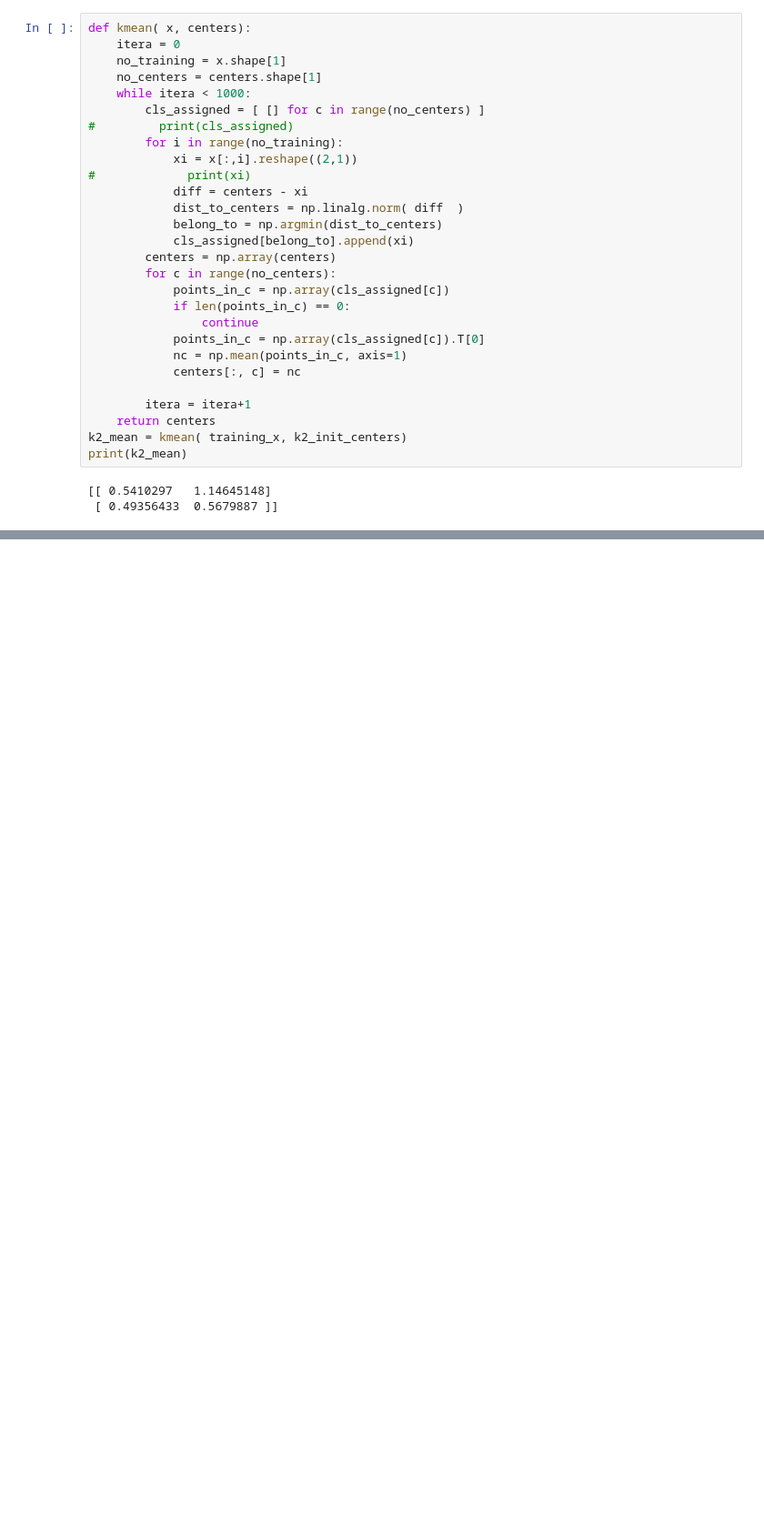
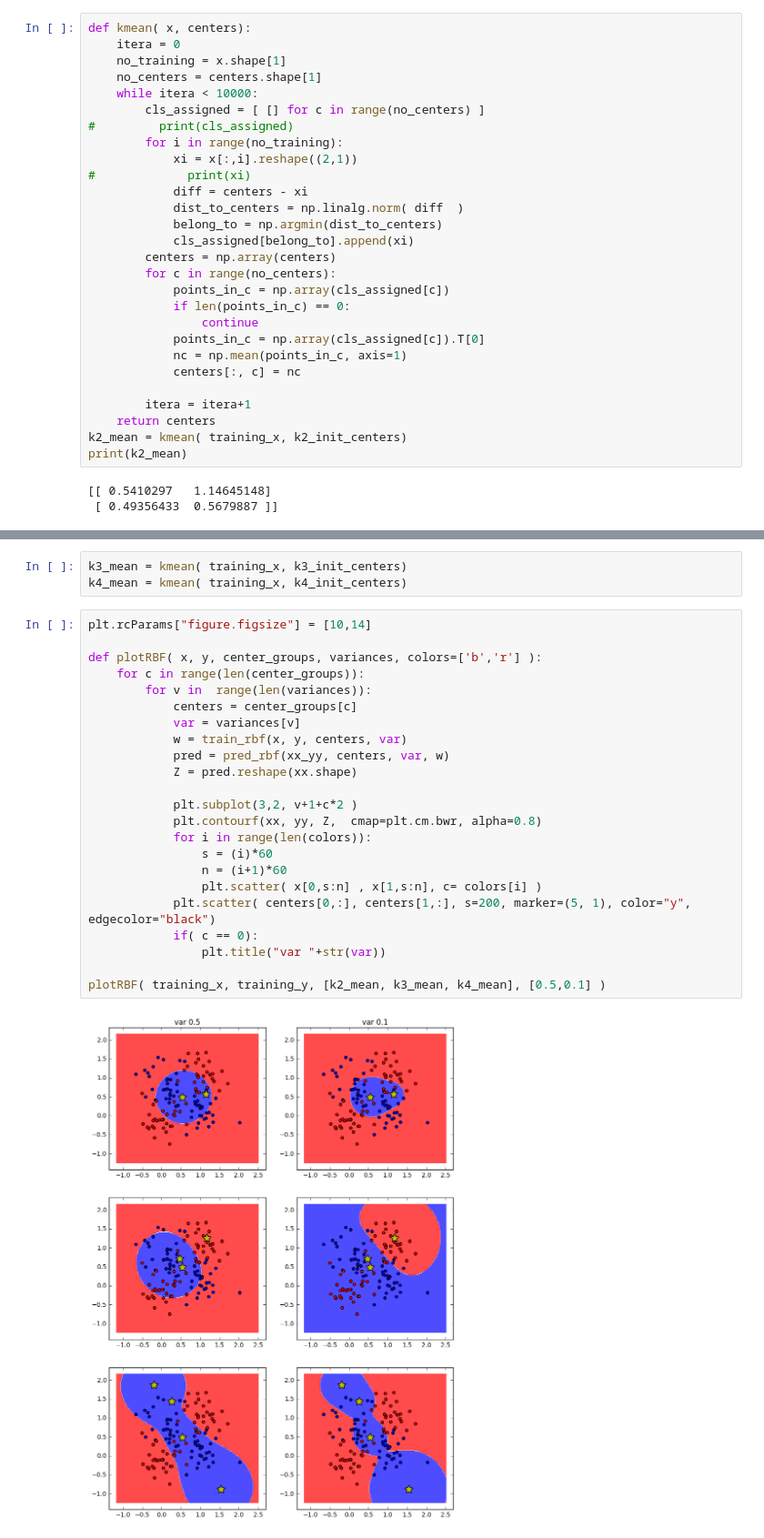
Before and after one commit to p16i/course-machine-intelligence-1, a Jupyter notebook: w6/classification-and-rbf.ipynb, the cells around one changed output, grey strips where cells are left out. Shown at 91% size. Saved outputs shown, nothing was run; the diff lists cells and outputs as text; blank space fills up the shorter version.

```diff
--- a/w6/classification-and-rbf.ipynb
+++ b/w6/classification-and-rbf.ipynb
@@ -238,7 +238,7 @@ def kmean( x, centers):
     itera = 0
     no_training = x.shape[1]
     no_centers = centers.shape[1]
-    while itera < 1000:
+    while itera < 10000:
         cls_assigned = [ [] for c in range(no_centers) ]
 #         print(cls_assigned)
         for i in range(no_training):
@@ -294,0 +331,28 @@ plotPointsWithClusters(training_x, '2-mean init clusters', k2_init_centers )
+# %%
+k3_mean = kmean( training_x, k3_init_centers)
+k4_mean = kmean( training_x, k4_init_centers)
+# %%
+plt.rcParams["figure.figsize"] = [10,14]
+
+def plotRBF( x, y, center_groups, variances, colors=['b','r'] ):
+    for c in range(len(center_groups)):
+        for v in  range(len(variances)):
+            centers = center_groups[c]
+            var = variances[v]
+            w = train_rbf(x, y, centers, var)
+            pred = pred_rbf(xx_yy, centers, var, w)
+            Z = pred.reshape(xx.shape)
+
+            plt.subplot(3,2, v+1+c*2 )
+            plt.contourf(xx, yy, Z,  cmap=plt.cm.bwr, alpha=0.8)
+            for i in range(len(colors)):
+                s = (i)*60
+                n = (i+1)*60
+                plt.scatter( x[0,s:n] , x[1,s:n], c= colors[i] )
+            plt.scatter( centers[0,:], centers[1,:], s=200, marker=(5, 1), color="y", edgecolor="black")
+            if( c == 0):
+                plt.title("var "+str(var))
+
+plotRBF( training_x, training_y, [k2_mean, k3_mean, k4_mean], [0.5,0.1] )
+# %% [output]
+[figure, added]
```
Also changed, not shown: parts of 7 cells of this notebook.
